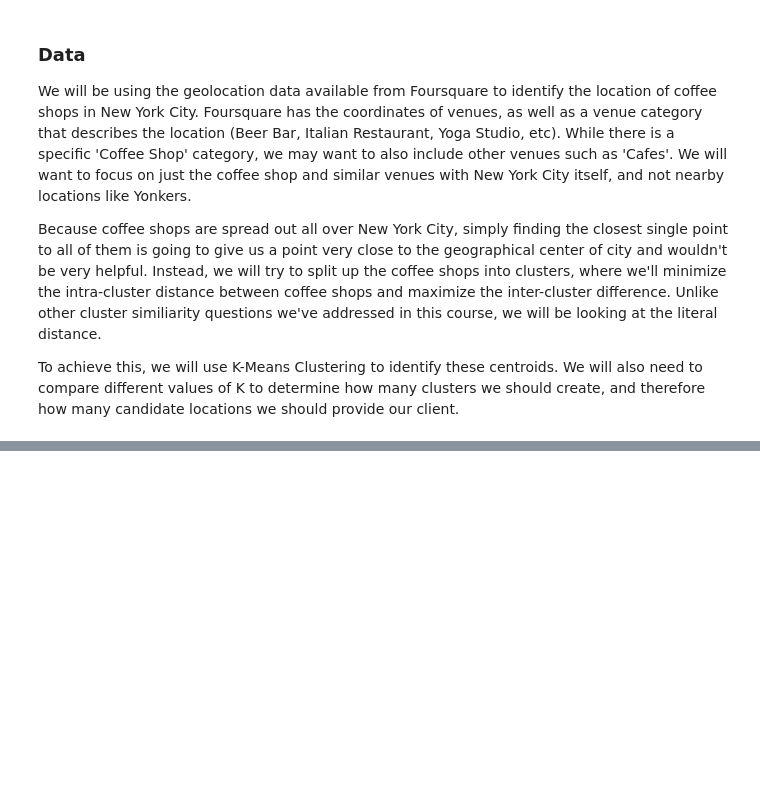
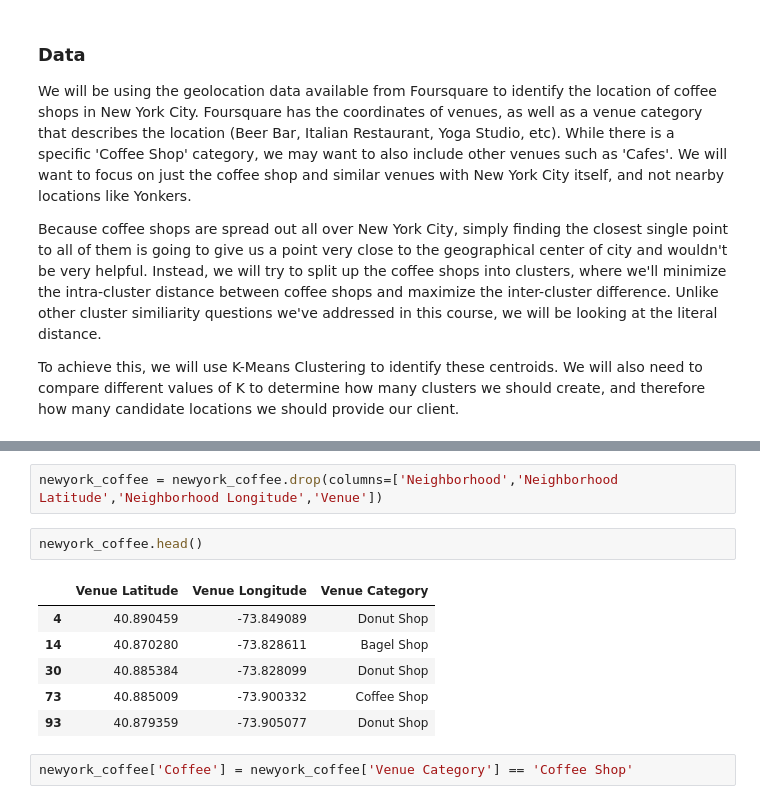
Before and after one commit to JonNKolb/Coursera_Capstone, a Jupyter notebook: Capstone Project.ipynb, the cells around one changed output, grey strips where cells are left out. Saved outputs shown, nothing was run; the diff lists cells and outputs as text; blank space fills up the shorter version.

```diff
--- a/Capstone Project.ipynb
+++ b/Capstone Project.ipynb
@@ -21,0 +200,13 @@ To achieve this, we will use K-Means Clustering to identify these centroids. We
+# %%
+newyork_coffee = newyork_coffee.drop(columns=['Neighborhood','Neighborhood Latitude','Neighborhood Longitude','Venue'])
+# %%
+newyork_coffee.head()
+# %% [output]
+|  | Venue Latitude | Venue Longitude | Venue Category |
+| 4 | 40.890459 | -73.849089 | Donut Shop |
+| 14 | 40.870280 | -73.828611 | Bagel Shop |
+| 30 | 40.885384 | -73.828099 | Donut Shop |
+| 73 | 40.885009 | -73.900332 | Coffee Shop |
+| 93 | 40.879359 | -73.905077 | Donut Shop |
+# %%
+newyork_coffee['Coffee'] = newyork_coffee['Venue Category'] == 'Coffee Shop'
```
Also changed, not shown: parts of 17 cells of this notebook.
